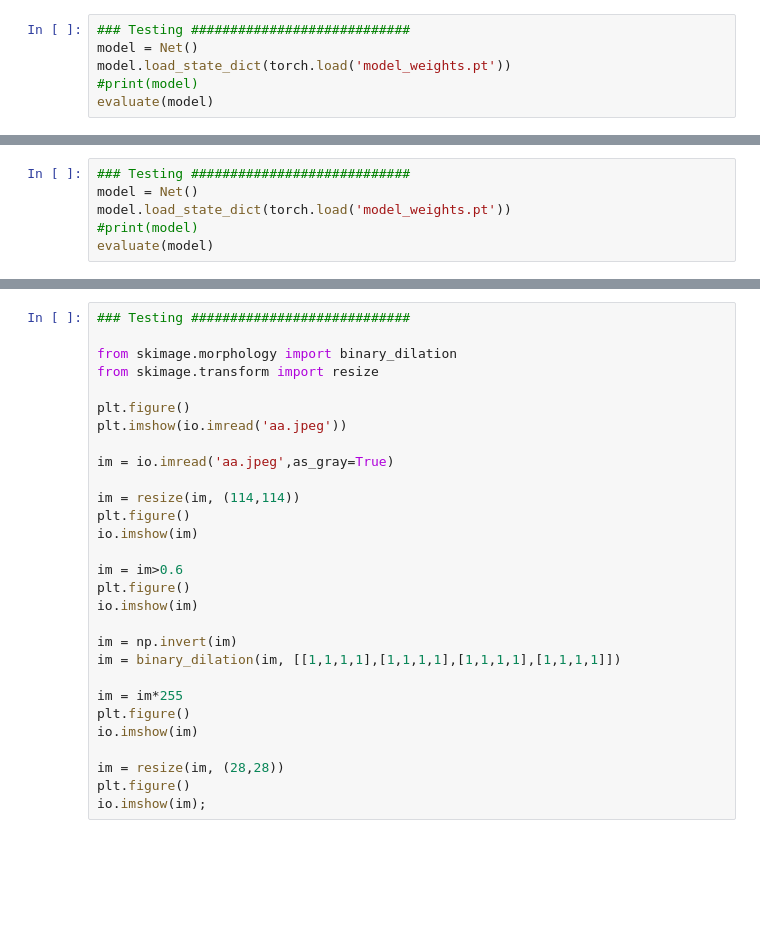
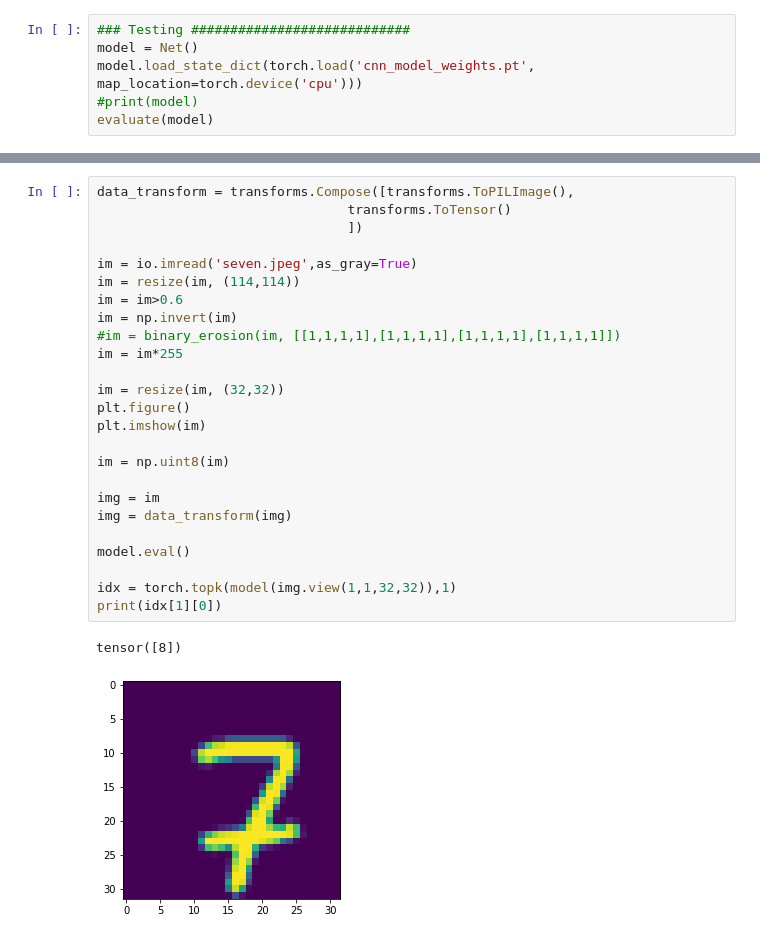
Before and after one commit to cufechs/Bubble-Sheet-Corrector, a Jupyter notebook: Playground/Digit Recognition/mnist_mlp_use.ipynb, the cells around one changed output, grey strips where cells are left out. Drawn from its saved outputs; the diff is of its cells as text; blank space fills up the shorter version.

```diff
--- a/Playground/Digit Recognition/mnist_mlp_use.ipynb
+++ b/Playground/Digit Recognition/mnist_mlp_use.ipynb
@@ -12,7 +263,7 @@ from mlp_train import Net, train, evaluate, detect_digit
 # %%
 ### Testing ############################
 model = Net()
-model.load_state_dict(torch.load('model_weights.pt'))
+model.load_state_dict(torch.load('cnn_model_weights.pt', map_location=torch.device('cpu')))
 #print(model)
 evaluate(model)
 # %% [output]
@@ -33,6 +286,0 @@ Test Accuracy (Overall): 98% (9812/10000)
-# %%
-### Testing ############################
-model = Net()
-model.load_state_dict(torch.load('model_weights.pt'))
-#print(model)
-evaluate(model)
@@ -68,31 +316,30 @@ Test Accuracy (Overall): 98% (9813/10000)
 # %%
-### Testing ############################
+data_transform = transforms.Compose([transforms.ToPILImage(),
+                                transforms.ToTensor()
+                                ])
 
-from skimage.morphology import binary_dilation
-from skimage.transform import resize
+im = io.imread('seven.jpeg',as_gray=True)
+im = resize(im, (114,114))
+im = im>0.6
+im = np.invert(im)
+#im = binary_erosion(im, [[1,1,1,1],[1,1,1,1],[1,1,1,1],[1,1,1,1]])
+im = im*255
 
+im = resize(im, (32,32))
 plt.figure()
-plt.imshow(io.imread('aa.jpeg'))
+plt.imshow(im)
 
-im = io.imread('aa.jpeg',as_gray=True)
+im = np.uint8(im)
 
-im = resize(im, (114,114))
-plt.figure()
-io.imshow(im)
+img = im
+img = data_transform(img)
 
-im = im>0.6
-plt.figure()
-io.imshow(im)
+model.eval()
 
-im = np.invert(im)
-im = binary_dilation(im, [[1,1,1,1],[1,1,1,1],[1,1,1,1],[1,1,1,1]])
-
-im = im*255
-plt.figure()
-io.imshow(im)
-
-im = resize(im, (28,28))
-plt.figure()
-io.imshow(im);
+idx = torch.topk(model(img.view(1,1,32,32)),1)
+print(idx[1][0])
+# %% [output]
+tensor([8])
+[figure, added]
 # %%
 ## Use Case #######################
```
Also changed, not shown: parts of 6 cells of this notebook, 4 other files.
